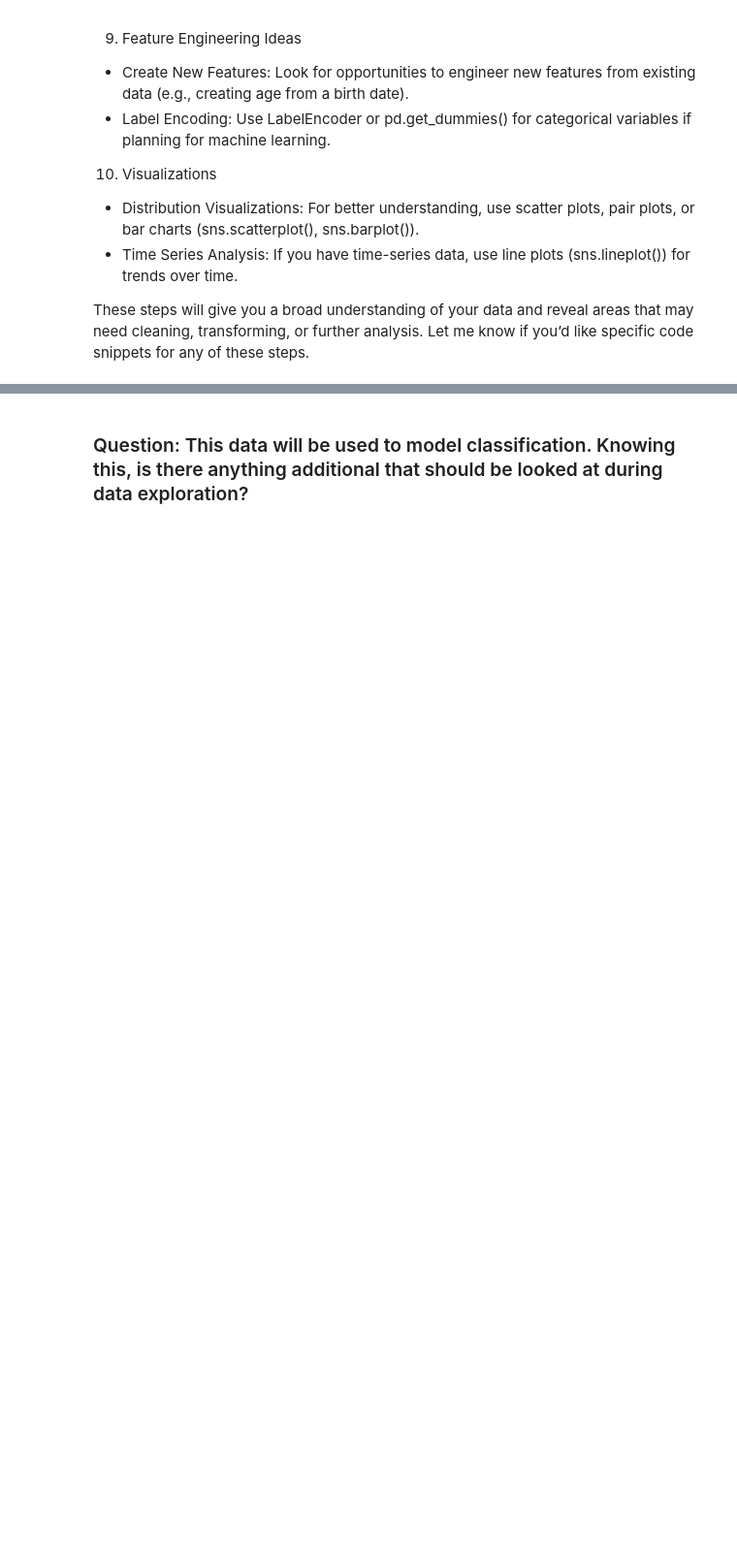
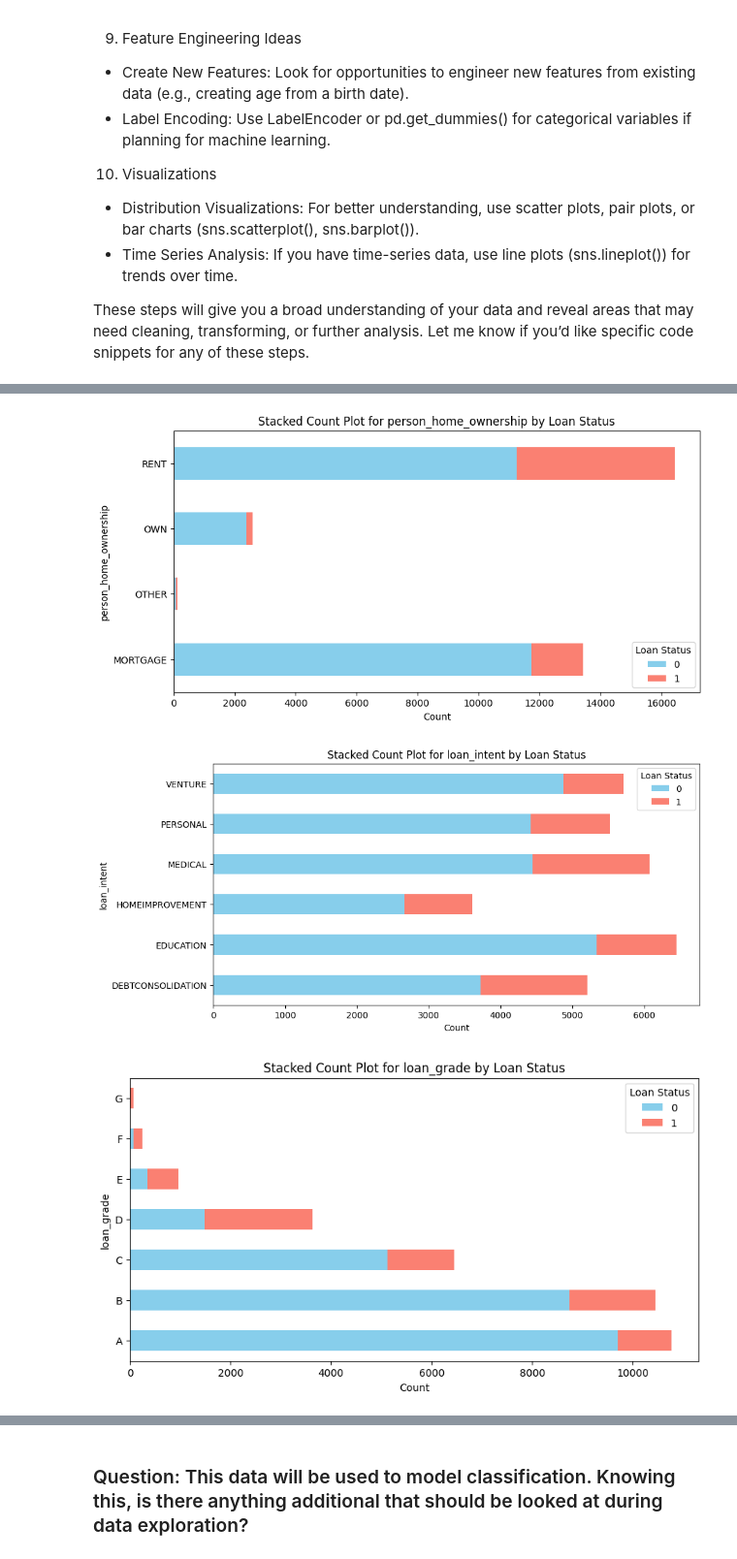
Before and after one commit to LadyZangetsu/data_science_ai_workshop_series, a Jupyter notebook: loan_approval_prediction/teams/anna_king/W1_Data_Exploration.ipynb, the cells around one changed output, grey strips where cells are left out. Shown: that part at 97% size. Cells and saved outputs as stored; diff of their text form; code cells hidden in the pictures; blank space fills up the shorter version.

```diff
--- a/loan_approval_prediction/teams/anna_king/W1_Data_Exploration.ipynb
+++ b/loan_approval_prediction/teams/anna_king/W1_Data_Exploration.ipynb
@@ -126,0 +228,21 @@ for col in df.select_dtypes(include='object').columns:
+# %%
+import pandas as pd
+import matplotlib.pyplot as plt
+
+# Loop through each categorical column and create a stacked bar plot
+for col in df.select_dtypes(include='object').columns:
+    # Create a cross-tabulation of counts for each value in the column by loan_status
+    count_data = pd.crosstab(df[col], df['loan_status'])
+
+    # Plotting a stacked horizontal bar chart
+    count_data.plot(kind='barh', stacked=True, figsize=(10, 5), color=['skyblue', 'salmon'])
+
+    plt.title(f"Stacked Count Plot for {col} by Loan Status")
+    plt.xlabel("Count")
+    plt.ylabel(col)
+    plt.legend(title="Loan Status", labels=["0", "1"])
+    plt.show()
+# %% [output]
+[figure, added]
+[figure, added]
+[figure, added]
```
Also changed, not shown: parts of 17 cells of this notebook.
